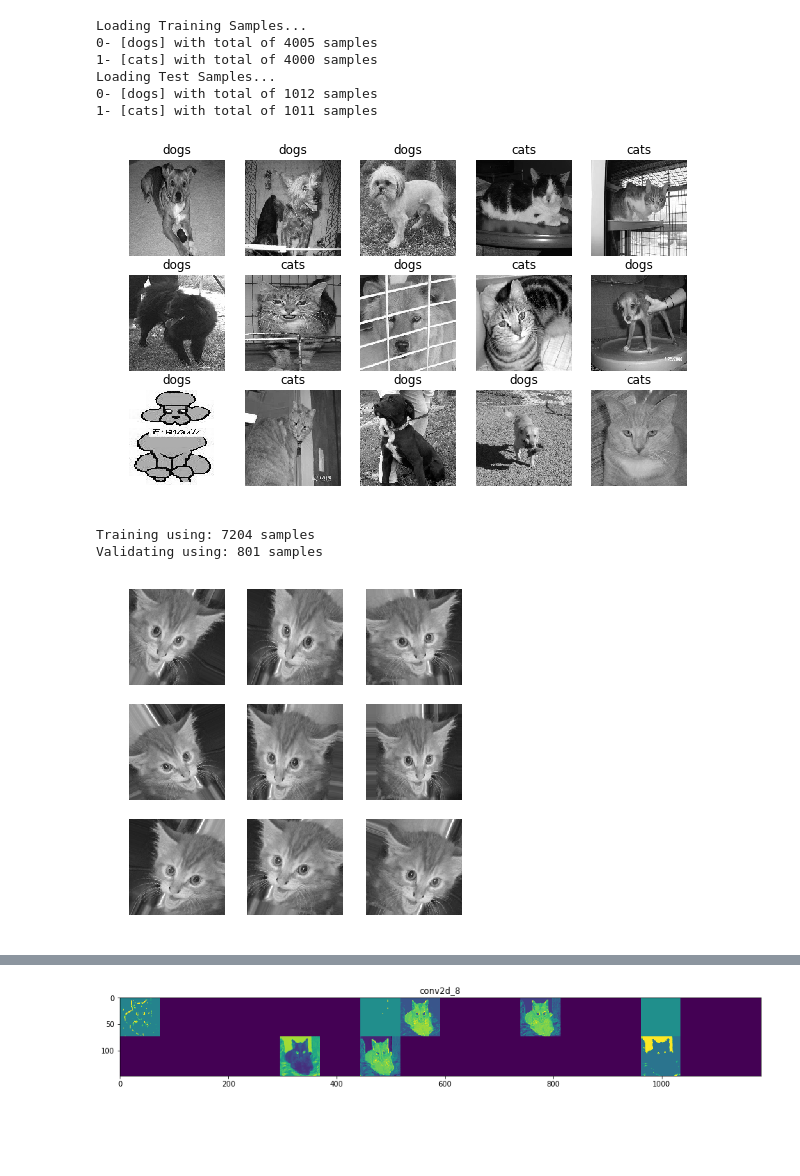
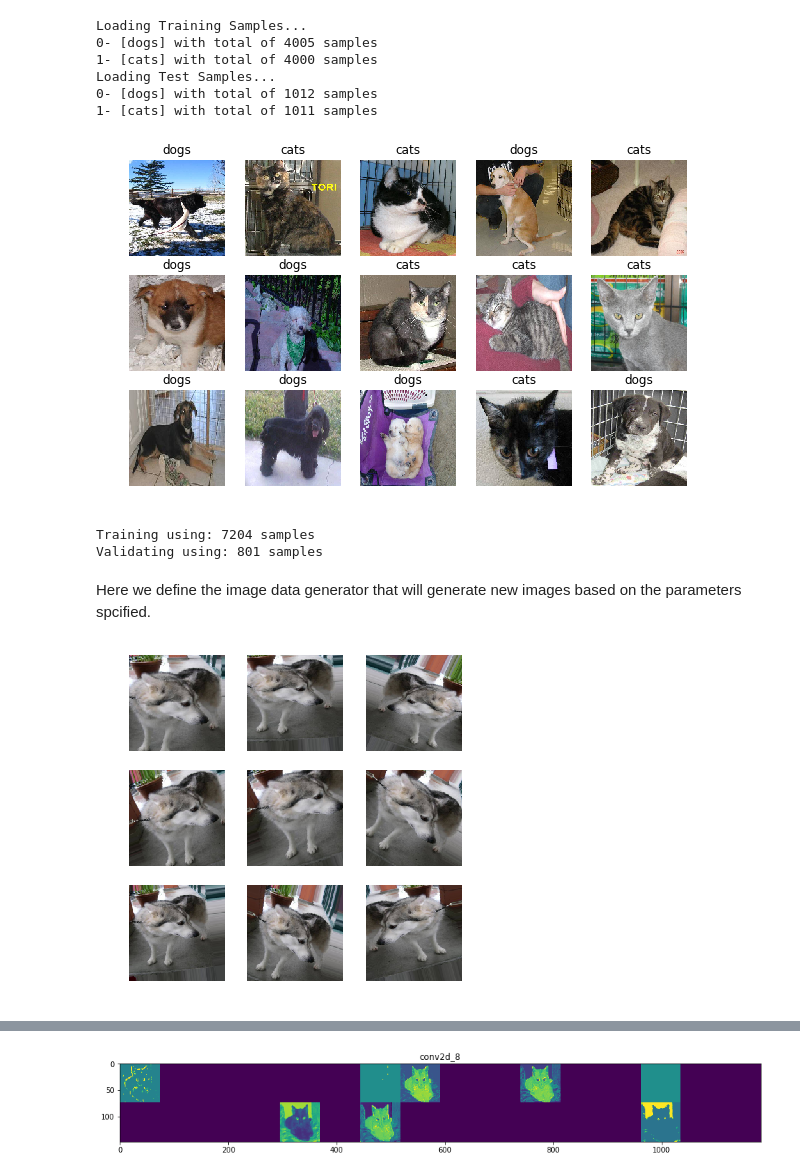
Before and after one commit to mrayy/PracticalML, a Jupyter notebook: 6. Advance ML/Python/2. Advance Training.ipynb, the cells around one changed output, grey strips where cells are left out. Saved outputs shown, nothing was run; the diff lists cells and outputs as text; code cells hidden in the pictures; blank space fills up the shorter version.

```diff
--- a/6. Advance ML/Python/2. Advance Training.ipynb
+++ b/6. Advance ML/Python/2. Advance Training.ipynb
@@ -3,27 +6,27 @@
 # %%
 import numpy as np
 import PML
 import matplotlib.pyplot as plt
 %matplotlib inline
 
 TARGET_WIDTH=150
 TARGET_HEIGHT=150
 
 print("Loading Training Samples...")
-samples,labels=PML.load_img_dataset_from_folder("datasets/catsdogs",target_size=(TARGET_WIDTH,TARGET_HEIGHT),grayscale=True)
+samples,labels=PML.load_img_dataset_from_folder("datasets/catsdogs",target_size=(TARGET_WIDTH,TARGET_HEIGHT),grayscale=False)
 #load test samples
 print("Loading Test Samples...")
-sample_test,labels_test=PML.load_img_dataset_from_folder("test/catsdogs/",target_size=(TARGET_WIDTH,TARGET_HEIGHT),grayscale=True)
+sample_test,labels_test=PML.load_img_dataset_from_folder("test/catsdogs/",target_size=(TARGET_WIDTH,TARGET_HEIGHT),grayscale=False)
 
 PML.plot_random_images(samples,labels=labels,rows=3,cols=5)
 # %% [output]
 Loading Training Samples...
 0- [dogs] with total of 4005 samples
 1- [cats] with total of 4000 samples
 Loading Test Samples...
 0- [dogs] with total of 1012 samples
 1- [cats] with total of 1011 samples
-[figure, old version]
+[figure, new version]
 # %%
 
 from tensorflow.keras import utils
@@ -55,6 +58,8 @@ print("Validating using: {0} samples".format(len(X_test)))
 # %% [output]
 Training using: 7204 samples
 Validating using: 801 samples
+# %% [markdown]
+Here we define the image data generator that will generate new images based on the parameters spcified.
 # %%
 from tensorflow.keras.preprocessing import image
 from tensorflow.keras.preprocessing.image import ImageDataGenerator
@@ -77,7 +82,7 @@ for b in gen.flow(np.array([X_train[0]]),batch_size=1):
 
 plt.show()
 # %% [output]
-[figure, old version]
+[figure, new version]
 # %%
 
 from tensorflow.keras.callbacks import TensorBoard
```
Also changed, not shown: parts of 10 cells of this notebook.
